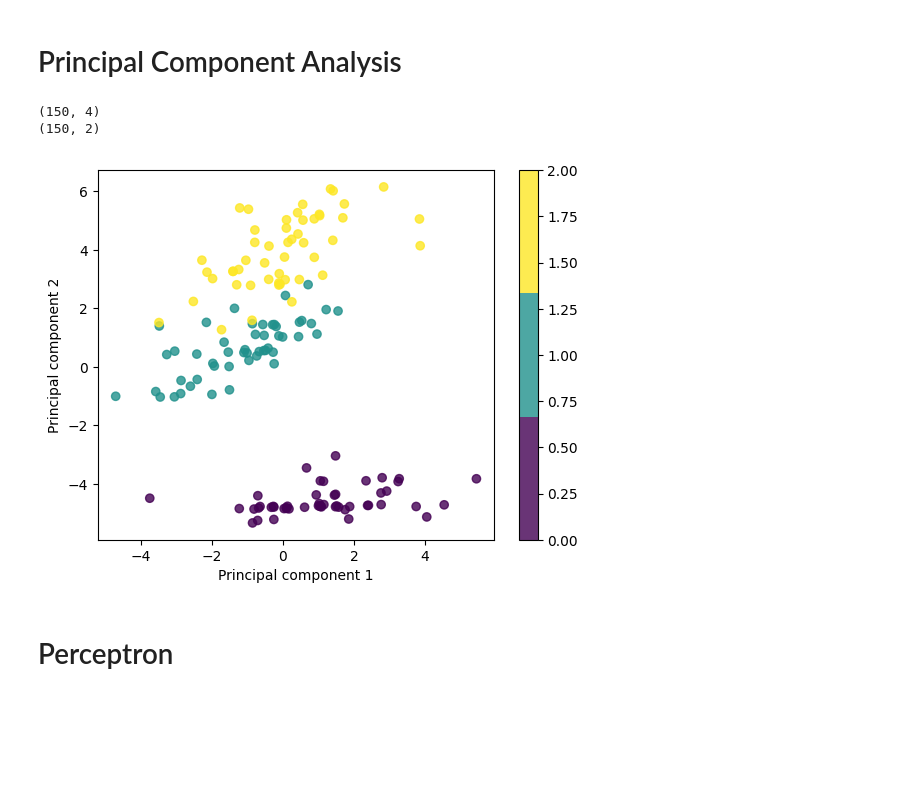
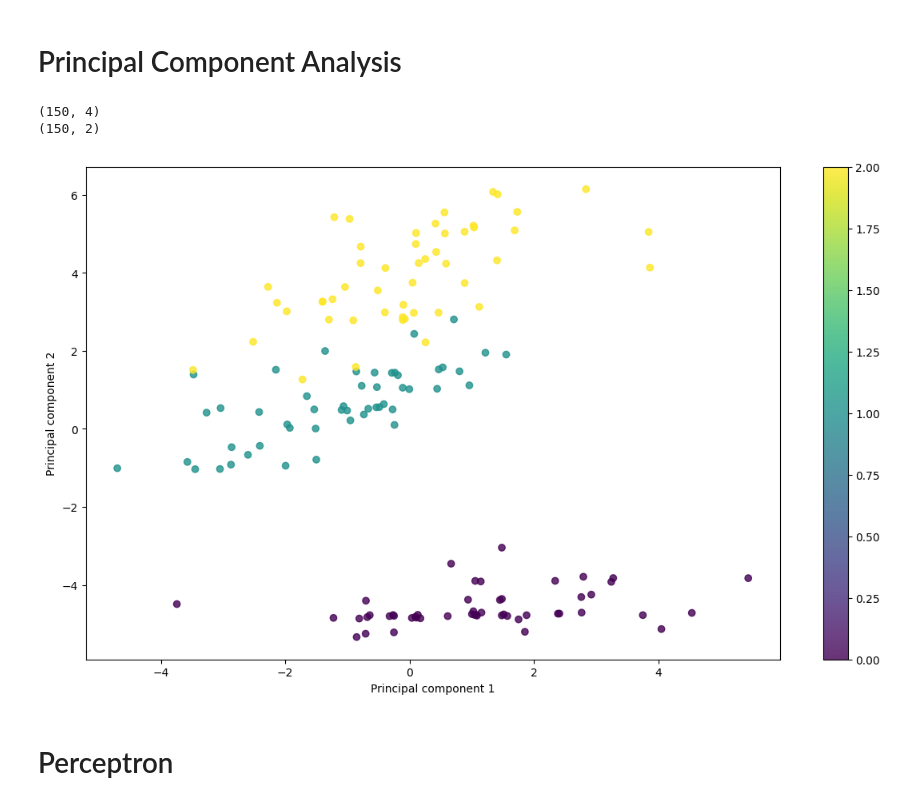
Before and after one commit to artyomsavov/savkit-learn, a Jupyter notebook: notebooks/alghorithms.ipynb, the cells around one changed output. Saved outputs shown, nothing was run; the diff lists cells and outputs as text; code cells hidden in the pictures; blank space fills up the shorter version.

```diff
--- a/notebooks/alghorithms.ipynb
+++ b/notebooks/alghorithms.ipynb
@@ -662,29 +660,30 @@ class PCA:
 # %%
 import matplotlib.pyplot as plt
 from sklearn import datasets
 
 data = datasets.load_iris()
 X = data.data
 y = data.target
 
 pca = PCA(2)
 pca.fit(X)
 X_projected = pca.transform(X)
 
 print(X.shape)
 print(X_projected.shape)
 
+fig, ax = plt.subplots(figsize=(14, 8))
 plt.scatter(
-    X_projected[:, 0], X_projected[:, 1], c=y, alpha=0.8, cmap=plt.cm.get_cmap('viridis',3)
+    X_projected[:, 0], X_projected[:, 1], c=y, alpha=0.8
 )
 plt.xlabel('Principal component 1')
 plt.ylabel('Principal component 2')
 plt.colorbar()
 plt.show()
 # %% [output]
 (150, 4)
 (150, 2)
-[figure, old version]
+[figure, new version]
 # %% [markdown]
 # Perceptron
 # %%
```
Also changed, not shown: parts of 8 cells of this notebook, 4 other files.
